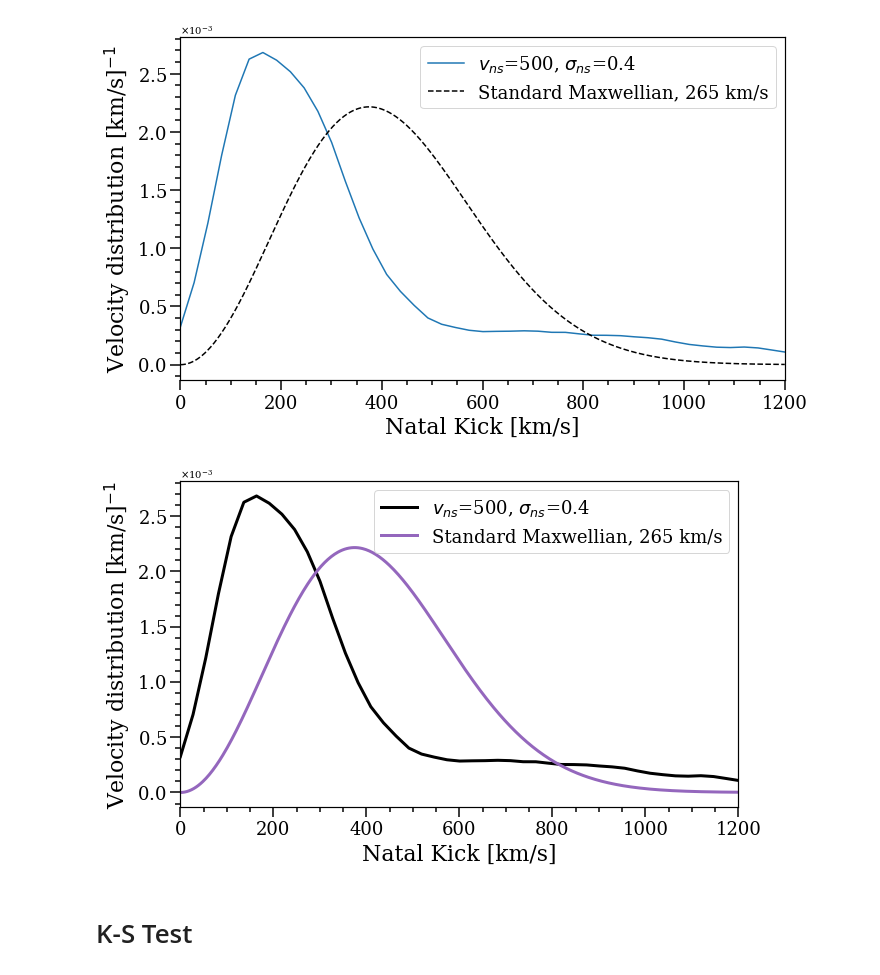
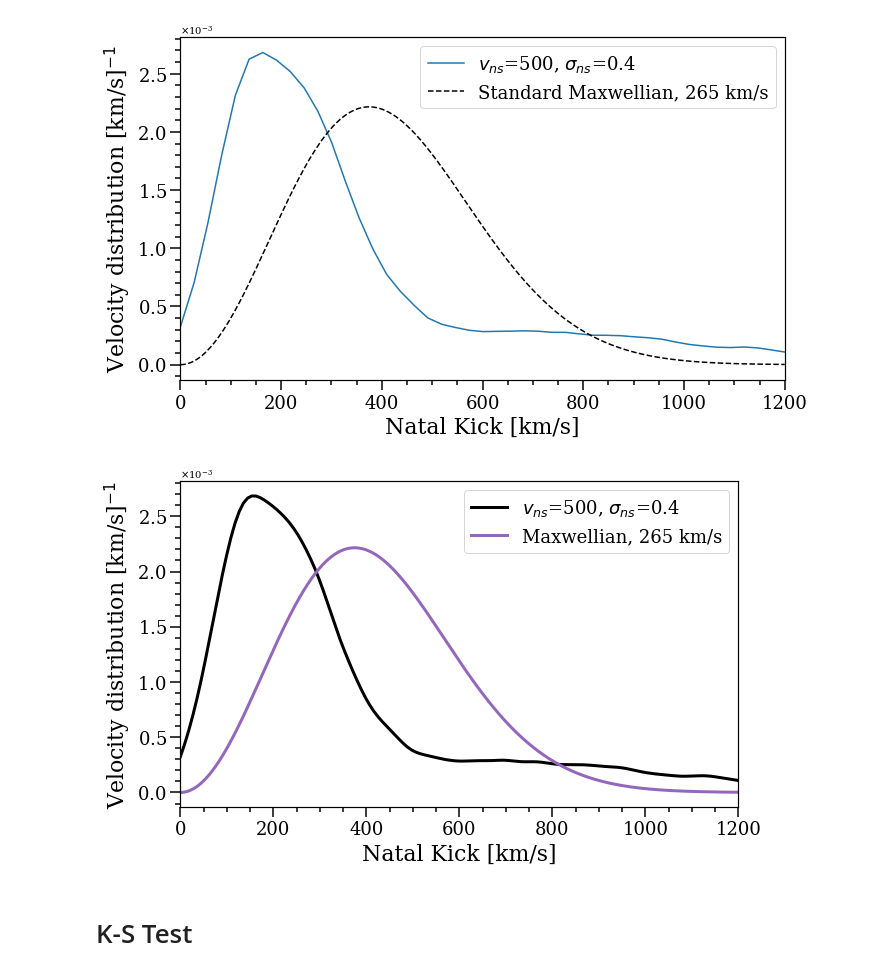
Before and after one commit to veome22/supernova_remnant_prescription, a Jupyter notebook: model_likelihood_analysis_bse.ipynb, the cells around one changed output. Drawn from its saved outputs; the diff is of its cells as text; code cells hidden in the pictures.

```diff
--- a/model_likelihood_analysis_bse.ipynb
+++ b/model_likelihood_analysis_bse.ipynb
@@ -603,31 +609,31 @@ plt.show()
 # %%
 f, ax= plt.subplots(1, 1,  figsize=(10,6))
 
 best_index = np.intersect1d(kick_models["NS_500_RANGE"], kick_models["SIGMA_0.4_RANGE"])[0]
 
 kde_best = gaussian_kde( NS_KICKS_3D[best_index] )
-kde_best_dist_space = linspace( min(NS_KICKS_3D[best_index]), max(NS_KICKS_3D[best_index]), 100 )
+kde_best_dist_space = linspace( min(NS_KICKS_3D[best_index]), max(NS_KICKS_3D[best_index]), 300 )
 label_str = r'$v_{ns}$=' + '{nskick}'.format(nskick=NS_KICK_MULT[best_index]) + ', $\sigma_{ns}$=' + '{sig}'.format(sig=SIGMAS[best_index])
 
 plt.plot( kde_best_dist_space, kde_best(kde_best_dist_space), 'k', lw=3, label=label_str)
 
 x = np.linspace(0, 1200, 500)
-plt.plot(x, maxwell.pdf(x, 0, 265), 'tab:purple', lw=3, label='Standard Maxwellian, 265 km/s')
+plt.plot(x, maxwell.pdf(x, 0, 265), 'tab:purple', lw=3, label='Maxwellian, 265 km/s')
 
 plt.ticklabel_format(axis='y', style='sci',scilimits=(0,0), useMathText=True)
 
 plt.xlim(0, 1200)
 
 layoutAxes(ax=ax, fontsize = fm)
 plt.xlabel('Natal Kick [km/s]', fontsize=fl)
 plt.ylabel('Velocity distribution [km/s]$^{-1}$', fontsize=fl)
 plt.ticklabel_format(axis='y', style='sci',scilimits=(0,0))
 
 plt.legend(fontsize=fm, loc='best')
 
-# plt.savefig('plots/hobbs_vs_best.pdf')
+plt.savefig('plots/hobbs_vs_best.pdf')
 # %% [output]
-[figure, old version]
+[figure, new version]
 # %% [markdown]
 # K-S Test
 # %%
```
Also changed, not shown: parts of 6 cells of this notebook, 2 other files.
